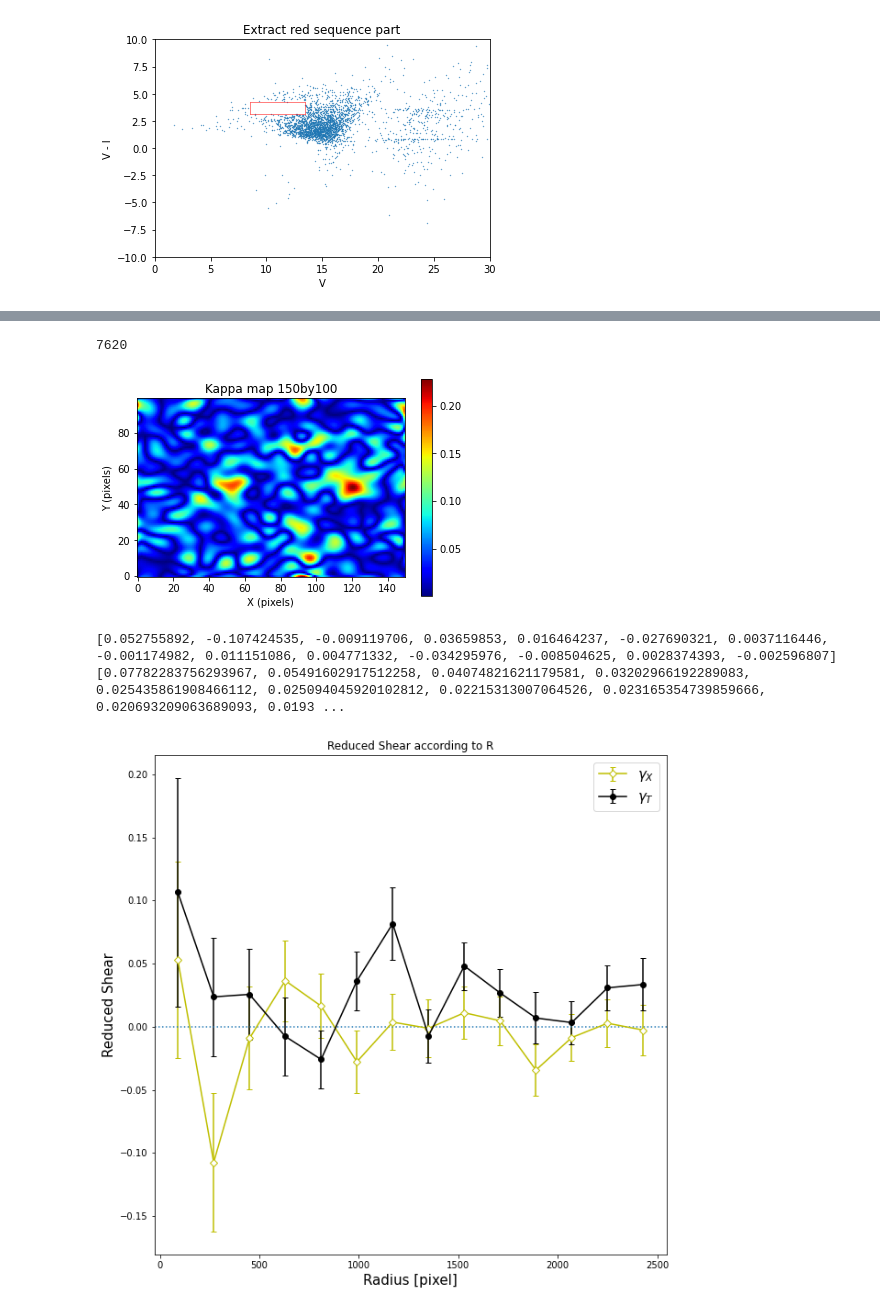
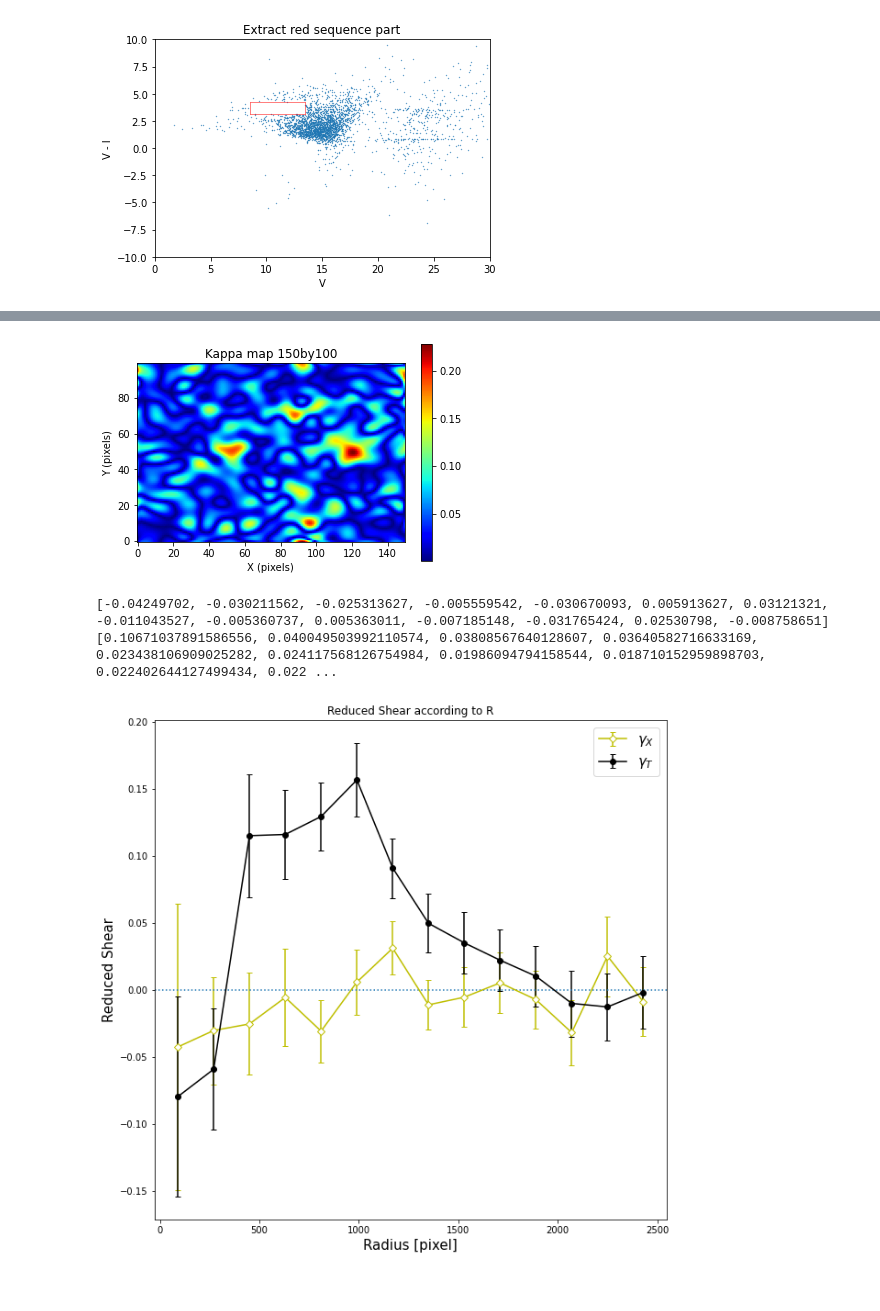
Before and after one commit to b0seong/Bullet_first-assignment_0106, a Jupyter notebook: ellip606dat파일로그린버전.ipynb, the cells around one changed output, grey strips where cells are left out. Drawn from its saved outputs; the diff is of its cells as text; code cells hidden in the pictures.

```diff
--- a/ellip606dat파일로그린버전.ipynb
+++ b/ellip606dat파일로그린버전.ipynb
@@ -82,8 +87,6 @@ r = (r1**2+r2**2)**(1/2)
 
 r1_mean_list = np.array([])
 r2_mean_list = np.array([])
-
-length_r = np.array([])
 
 loc_start = np.empty((0,2))
 loc_end = np.empty((0,2))
@@ -94,7 +97,6 @@ dim2_array_r2 = np.zeros((20,20))
 for i in range(20):
     for j in range(20):
         ind = np.where( (255*i<ycen) & (ycen<255*(i+1)) & (350*j<xcen) & (xcen<350*(j+1)) )         # 20by20 각 셀의 indexing
-        # 현재 cat의 number는 4474개
 
         r1_mean = 5e2*np.mean(r1[ind])                                                              # 각 셀에서의 gamma1과 gamma2의 평균(대표로 쓸 값)
         r2_mean = 5e2*np.mean(r2[ind])
@@ -102,9 +104,11 @@ for i in range(20):
         r2_mean_list = np.append(r2_mean_list, r2_mean)
 
         center = np.array([350*j+350/2, 255*i+255/2], dtype='float64').reshape(1,2)                 # 20by20의 각 셀의 중심 좌표
-        loc_start = np.append(loc_start, center, axis=0)
 
-        stick_end = np.array([center[0][0]+r1_mean, center[0][1]+r2_mean]).reshape(1,2)
+        stick_start = np.array([center[0][0]-r1_mean/2, center[0][1]-r2_mean/2]).reshape(1,2)
+        loc_start = np.append(loc_start, stick_start, axis=0)
+
+        stick_end = np.array([center[0][0]+r1_mean/2, center[0][1]+r2_mean/2]).reshape(1,2)
         loc_end = np.append(loc_end, stick_end, axis=0)                                             # 20by20의 각 셀에 해당하는 whisker plot의 끝 점 좌표
 
         dim2_array_r1[i][j] += r1_mean/1e3                           # 여기서 바로 mass map 그리는데 필요한 2차원 상의 gamma값 그려보려고 추가함.
@@ -137,9 +141,6 @@ plt.show()
 
 R1_intep = interp2d(np.linspace(0,7012,20), np.linspace(0,5099,20), dim2_array_r1, kind='cubic')
 R2_intep = interp2d(np.linspace(0,7012,20), np.linspace(0,5099,20), dim2_array_r2, kind='cubic')
-
-# R1_intep = interp2d(loc_start[:,0], loc_start[:,1], r1_mean_list, kind='cubic')
-# R2_intep = interp2d(loc_start[:,0], loc_start[:,1], r2_mean_list, kind='cubic')
 
 x = np.linspace(0,7012,150)
 y = np.linspace(0,5099,100)
@@ -168,8 +169,6 @@ Kappa = fft.ifft2(Kappa_fft)
 
 Kappa_power = np.abs(Kappa)
 
-print(np.argmax(Kappa_power))
-
 fig = plt.imshow(Kappa_power, cmap='jet', origin='lower')
 plt.title("Kappa map 150by100")
 plt.xlabel("X (pixels)")
@@ -178,12 +177,12 @@ plt.colorbar(fig)
 plt.savefig("Kappa map 150by100.png")
 plt.show()
 # %% [output]
-7620
 [figure]
 # %%
 #----- Tangential Shear
-origin = [3506, 2550]
-#origin = [(7013/150)*28, (2550/100)*61]
+
+#origin = [(7013/150)*53, (5100/100)*53] # <- left cluster
+origin = [(7013/150)*122, (5100/100)*53] # <- right cluster
 dx = xcen - origin[0]
 dy = ycen - origin[1]
 
@@ -193,43 +192,43 @@ cos_phi = dx/radius
 sin_phi = dy/radius
 cos_2phi = cos_phi**2 - sin_phi**2
 sin_2phi = 2*cos_phi*sin_phi
-r_t = -r1*cos_2phi - r2*sin_2phi ###### 효선이는 여기서 잘못했다.
-r_x = -r1*sin_2phi + r2*cos_2phi ###### phi가 아니라 2phi로부터 정의된 real_e1, real_e2(53,54행 참고)를 써야하는게 자명하다. e1과 e2의 정의에 의해서.
+r_t = -r1*cos_2phi - r2*sin_2phi
+r_x = -r1*sin_2phi + r2*cos_2phi
 
 # Binning
 gamma_t = []
 gamma_terr = []
 gamma_x = []
 gamma_xerr = []
 
 for i in range(14):
     ind = np.where((radius>=i*180) & (radius<(i+1)*180))
     r_t_avg = np.mean(r_t[ind])
     r_t_std = np.std(r_t[ind]) / np.sqrt(len(r_t[ind]))
     r_x_avg = np.mean(r_x[ind])
     r_x_std = np.std(r_x[ind]) / np.sqrt(len(r_x[ind]))#####효선이 실수했다. r_x로 해야되는데 r_t로 했다.
     gamma_t.append(r_t_avg)
     gamma_terr.append(r_t_std)
     gamma_x.append(r_x_avg)
     gamma_xerr.append(r_x_std)
 print(gamma_x)
 print(gamma_xerr)
 
 R = np.arange(90, 2550, 180)
 fig = plt.figure(figsize=(10,10))
 plt.errorbar(R, gamma_x, yerr=gamma_xerr, c='y', marker='D', mfc='w', capsize=3, label=r'$\gamma_X$')
 plt.errorbar(R, gamma_t, yerr=gamma_terr, c='k', marker='o', capsize=3, label =r'$\gamma_T$')
 plt.axhline(0, linestyle=':')
 plt.legend(fontsize=15)
 plt.title("Reduced Shear according to R")
 plt.xlabel("Radius [pixel]", size=15)
 plt.ylabel("Reduced Shear", size=15)
 plt.savefig("Reduced Shear according to R.png",dpi=100)
 plt.show()
 # %% [output]
-[0.052755892, -0.107424535, -0.009119706, 0.03659853, 0.016464237, -0.027690321, 0.0037116446, -0.001174982, 0.011151086, 0.004771332, -0.034295976, -0.008504625, 0.0028374393, -0.002596807]
-[0.07782283756293967, 0.05491602917512258, 0.04074821621179581, 0.03202966192289083, 0.025435861908466112, 0.025094045920102812, 0.02215313007064526, 0.023165354739859666, 0.020693209063689093, 0.0193 ...
+[-0.04249702, -0.030211562, -0.025313627, -0.005559542, -0.030670093, 0.005913627, 0.03121321, -0.011043527, -0.005360737, 0.005363011, -0.007185148, -0.031765424, 0.02530798, -0.008758651]
+[0.10671037891586556, 0.040049503992110574, 0.03808567640128607, 0.03640582716633169, 0.023438106909025282, 0.024117568126754984, 0.01986094794158544, 0.018710152959898703, 0.022402644127499434, 0.022 ...
-[figure, old version]
+[figure, new version]
 # %%
 #----- SIS fitting
 def SIS(x, r_E):
```
Also changed, not shown: parts of 5 cells of this notebook, 9 other files.
